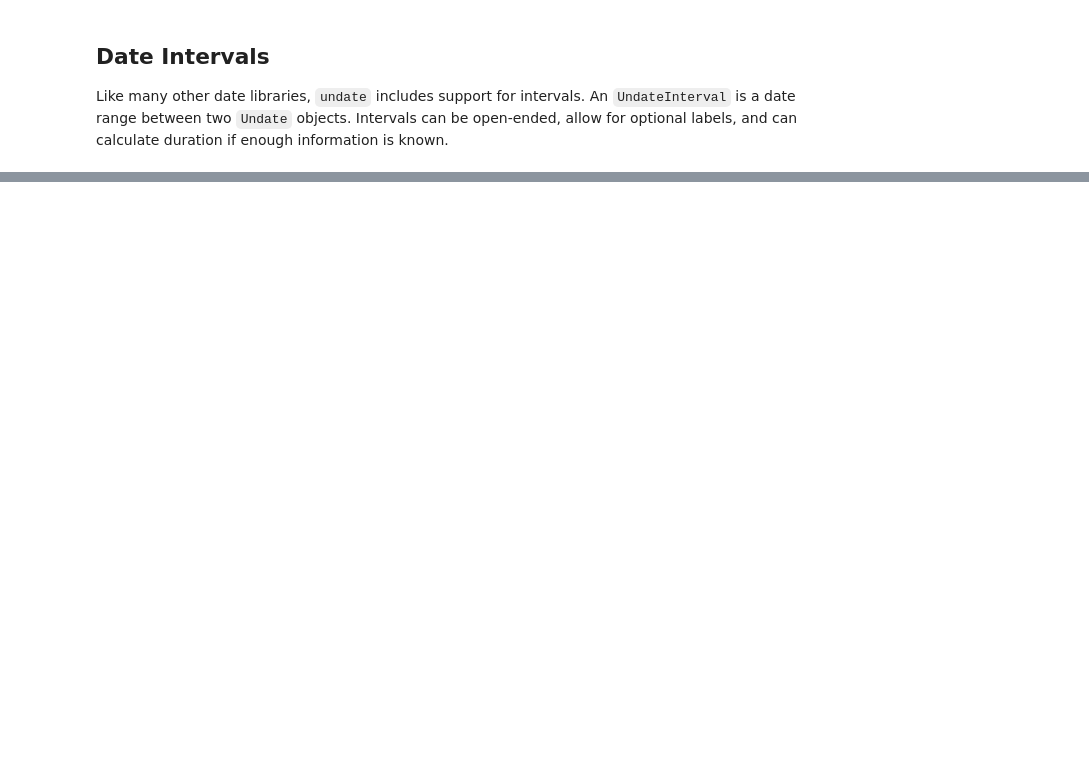
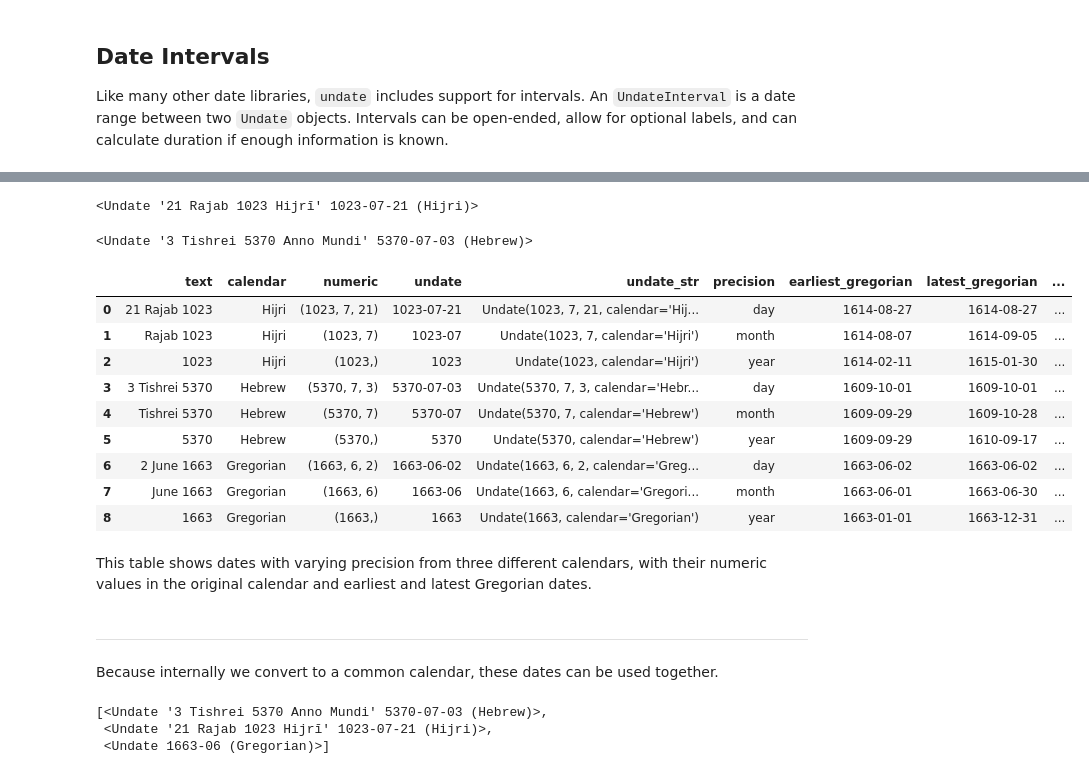
Before and after one commit to rlskoeser/undate-notebook-usrse25, a Jupyter notebook: undate-overview.ipynb, the cells around one changed output, grey strips where cells are left out. Saved outputs shown, nothing was run; the diff lists cells and outputs as text; code cells hidden in the pictures; blank space fills up the shorter version.

Commit message:
Add examples for parsing, calendars, and details on supported date range

```diff
--- a/undate-overview.ipynb
+++ b/undate-overview.ipynb
@@ -176,0 +211,22 @@ nineteenth_c.duration().days
+# %%
+from undate.date import DatePrecision
+from undate.converters.iso8601 import ISO8601DateFormat
+
+# ensure output converter is ISO8601 (currently the default)
+Undate.DEFAULT_CONVERTER = "ISO8601"
+
+day = Undate.parse("1985-04-12", "ISO8601")
+assert str(day) == "1985-04-12"
+assert day.precision == DatePrecision.DAY
+
+yearmonth = Undate.parse("1985-04", "ISO8601")
+assert str(yearmonth) == "1985-04"
+assert yearmonth.precision == DatePrecision.MONTH
+
+year = Undate.parse("1985", "ISO8601")
+assert str(year) == "1985"
+assert year.precision == DatePrecision.YEAR
+
+monthday = Undate.parse("--04-12", "ISO8601")
+assert str(monthday) == "--04-12"
+assert monthday.precision == DatePrecision.DAY
@@ -178,0 +450,56 @@ nineteenth_c.duration().days
+# %%
+rajab21
+# %% [output]
+<Undate '21 Rajab 1023 Hijrī' 1023-07-21 (Hijri)>
+# %%
+tishrei3
+# %% [output]
+<Undate '3 Tishrei 5370 Anno Mundi' 5370-07-03 (Hebrew)>
+# %%
+import pandas as pd
+
+calendars = ["Gregorian", "Hebrew", "Hijri"]
+
+calendar_dates = {
+    "text":  ["21 Rajab 1023", "Rajab 1023", "1023", "3 Tishrei 5370", "Tishrei 5370", "5370", "2 June 1663", "June 1663", "1663"],
+    "calendar": ["Hijri", "Hijri", "Hijri", "Hebrew", "Hebrew", "Hebrew", "Gregorian", "Gregorian", "Gregorian"],
+    # we pre-supply the numeric values int his case, since we don't yet have a text parser for Gregorian dates
+    "numeric": [(1023, 7, 21), (1023, 7), (1023,), (5370, 7, 3), (5370, 7), (5370,), (1663, 6, 2), (1663, 6), (1663,)]
+}
+
+cal_dates_df = pd.DataFrame.from_dict(calendar_dates)
+# initialize an undate by parsing text values with specified calendar
+cal_dates_df['undate'] = cal_dates_df.apply(lambda row: Undate(*row.numeric, calendar=row.calendar), axis=1)
+# string representation of how you would intiialize an undate object with numbers and calendar
+cal_dates_df['undate_str'] = cal_dates_df.apply(lambda row: f"Undate({', '.join([str(n) for n in row.numeric])}, calendar='{row.calendar}')", axis=1)
+cal_dates_df['precision'] = cal_dates_df.undate.apply(lambda x: str(x.precision).lower())
+cal_dates_df['earliest_gregorian'] = cal_dates_df.undate.apply(lambda x: x.earliest)
+cal_dates_df['latest_gregorian'] = cal_dates_df.undate.apply(lambda x: x.latest)
+cal_dates_df['duration'] = cal_dates_df.undate.apply(lambda x: x.duration().days)
+cal_dates_df
+# %% [output]
+|  | text | calendar | numeric | undate | undate_str | precision | earliest_gregorian | latest_gregorian | ... |
+| 0 | 21 Rajab 1023 | Hijri | (1023, 7, 21) | 1023-07-21 | Undate(1023, 7, 21, calendar='Hij... | day | 1614-08-27 | 1614-08-27 | ... |
+| 1 | Rajab 1023 | Hijri | (1023, 7) | 1023-07 | Undate(1023, 7, calendar='Hijri') | month | 1614-08-07 | 1614-09-05 | ... |
+| 2 | 1023 | Hijri | (1023,) | 1023 | Undate(1023, calendar='Hijri') | year | 1614-02-11 | 1615-01-30 | ... |
+| 3 | 3 Tishrei 5370 | Hebrew | (5370, 7, 3) | 5370-07-03 | Undate(5370, 7, 3, calendar='Hebr... | day | 1609-10-01 | 1609-10-01 | ... |
+| 4 | Tishrei 5370 | Hebrew | (5370, 7) | 5370-07 | Undate(5370, 7, calendar='Hebrew') | month | 1609-09-29 | 1609-10-28 | ... |
+| 5 | 5370 | Hebrew | (5370,) | 5370 | Undate(5370, calendar='Hebrew') | year | 1609-09-29 | 1610-09-17 | ... |
+| 6 | 2 June 1663 | Gregorian | (1663, 6, 2) | 1663-06-02 | Undate(1663, 6, 2, calendar='Greg... | day | 1663-06-02 | 1663-06-02 | ... |
+| 7 | June 1663 | Gregorian | (1663, 6) | 1663-06 | Undate(1663, 6, calendar='Gregori... | month | 1663-06-01 | 1663-06-30 | ... |
+| 8 | 1663 | Gregorian | (1663,) | 1663 | Undate(1663, calendar='Gregorian') | year | 1663-01-01 | 1663-12-31 | ... |
+# %% [markdown]
+This table shows dates with varying precision from three different calendars, with their numeric values in the original calendar and earliest and latest Gregorian dates.
+# %% [markdown]
+* * *
+
+Because internally we convert to a common calendar, these dates can be used together.
+# %%
+june1663 = Undate(1663, 6)
+
+sorted_mix = sorted([rajab21, tishrei3, june1663])
+sorted_mix
+# %% [output]
+[<Undate '3 Tishrei 5370 Anno Mundi' 5370-07-03 (Hebrew)>,
+ <Undate '21 Rajab 1023 Hijrī' 1023-07-21 (Hijri)>,
+ <Undate 1663-06 (Gregorian)>]
```
Also changed, not shown: parts of 52 cells of this notebook.
